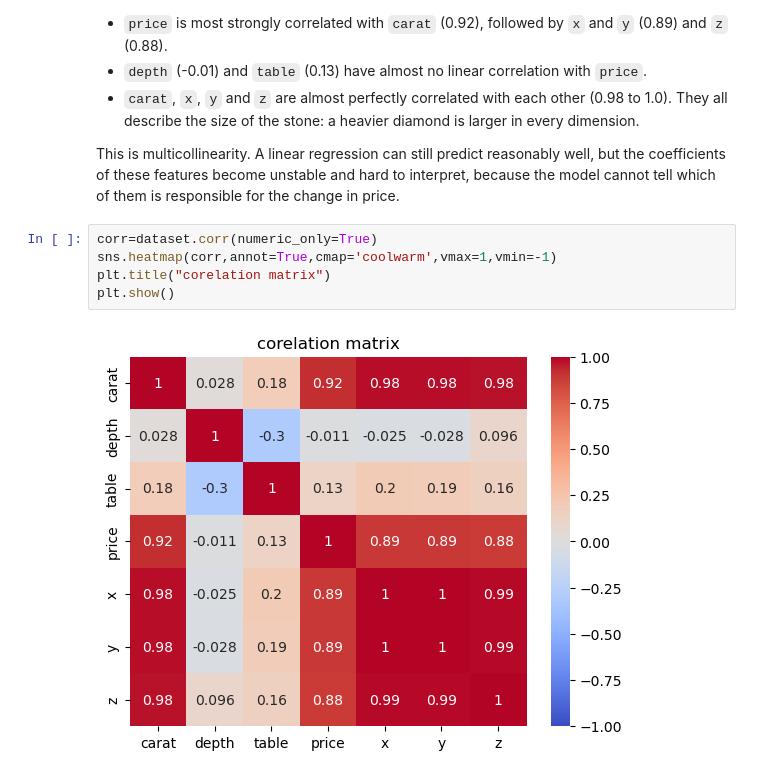
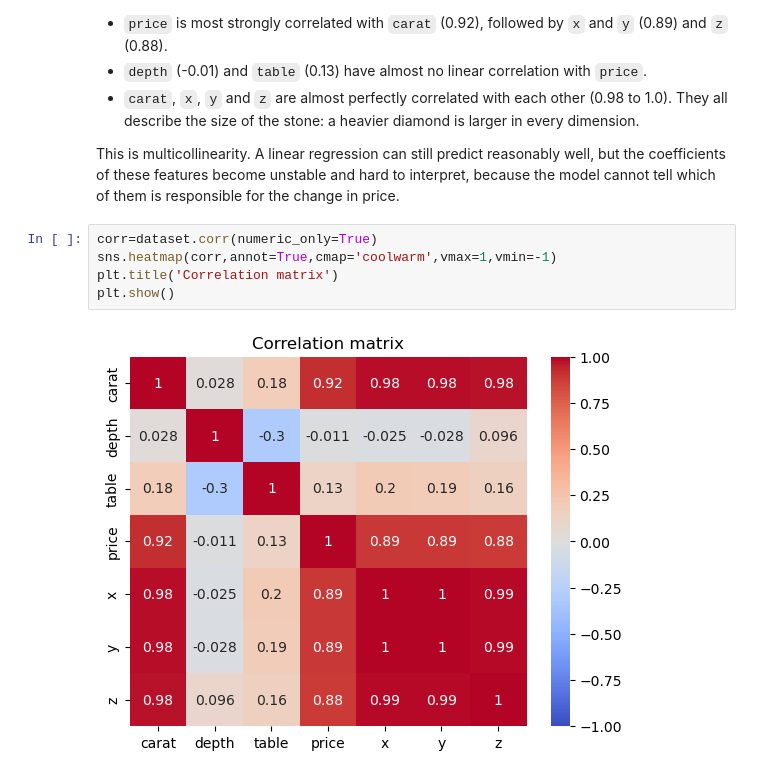
Before and after one commit to AliSadeghian2007/05-diamonds-price-linear-regression-residuals, a Jupyter notebook: notebook.ipynb, the cells around one changed output. Saved outputs shown, nothing was run; the diff lists cells and outputs as text.

```diff
--- a/notebook.ipynb
+++ b/notebook.ipynb
@@ -189,7 +195,7 @@ cannot tell which of them is responsible for the change in price.
 # %%
 corr=dataset.corr(numeric_only=True)
 sns.heatmap(corr,annot=True,cmap='coolwarm',vmax=1,vmin=-1)
-plt.title("corelation matrix")
+plt.title('Correlation matrix')
 plt.show()
 # %% [output]
-[figure, old version]
+[figure, new version]
```
Also changed, not shown: parts of 12 cells of this notebook.
